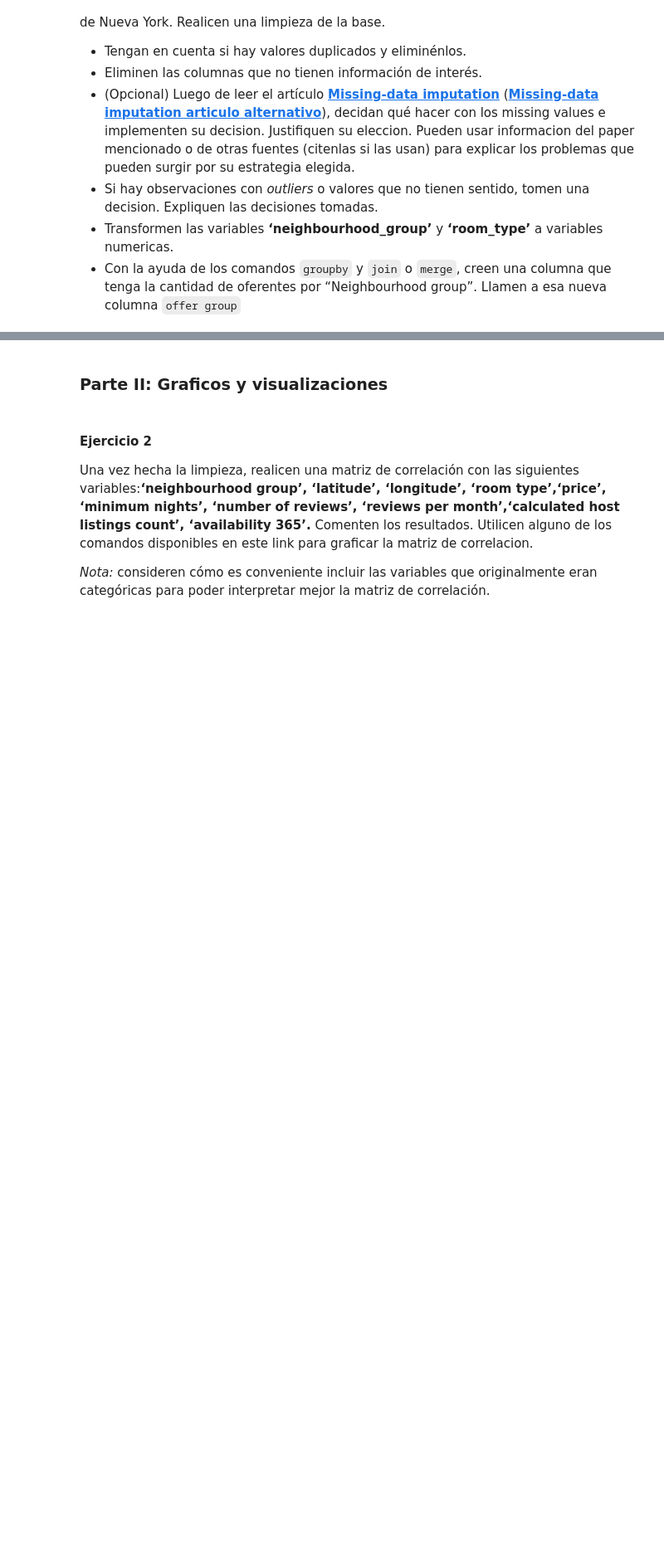
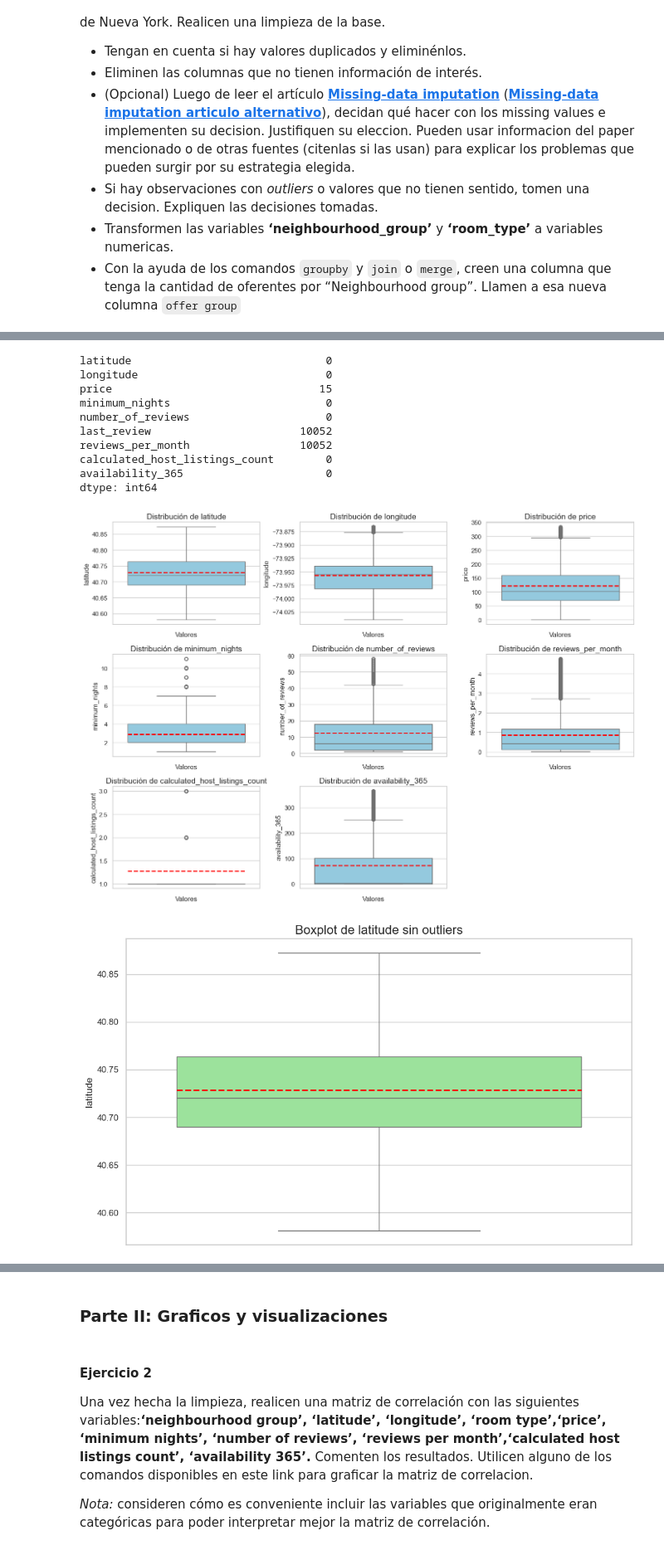
Before and after one commit to ArielaMirmel/CC408--T2-9-, a Jupyter notebook: TP2 copy/TP2.ipynb, the cells around one changed output, grey strips where cells are left out. Shown at 83% size. Cells and saved outputs as stored; diff of their text form; code cells hidden in the pictures; blank space fills up the shorter version.

```diff
--- a/TP2 copy/TP2.ipynb
+++ b/TP2 copy/TP2.ipynb
@@ -74,0 +151,76 @@ print(data_final.head())
+# %%
+import pandas as pd
+import seaborn as sns
+import matplotlib.pyplot as plt
+
+# Leer el archivo CSV
+file_path = 'Base Airbnb NY.csv'
+
+
+# Eliminar duplicados y columnas innecesarias
+data_sin_duplicados = data.drop_duplicates()
+columnas_a_eliminar = ['name', 'host_name', 'neighbourhood_group', 'neighbourhood', 'room_type', 'id', 'host_id']
+data_sin_columnas = data_sin_duplicados.drop(columns=columnas_a_eliminar)
+
+# Manejo de valores nulos
+print(data_sin_columnas.isnull().sum())
+
+# Variables cuantitativas
+columnas_cuantitativas = ['latitude', 'longitude', 'price',
+                          'minimum_nights', 'number_of_reviews', 'reviews_per_month',
+                          'calculated_host_listings_count', 'availability_365']
+
+df_cuantitativo = data_sin_columnas[columnas_cuantitativas].copy()
+
+# Mediana y outliers
+Q1 = df_cuantitativo.quantile(0.25)
+Q3 = df_cuantitativo.quantile(0.75)
+IQR = Q3 - Q1
+
+# Definir los límites para los outliers usando el IQR
+limite_inferior = Q1 - 1.5 * IQR
+limite_superior = Q3 + 1.5 * IQR
+
+# Eliminar los outliers
+data_sin_outliers = df_cuantitativo.copy()
+for col in columnas_cuantitativas:
+    data_sin_outliers = data_sin_outliers[(data_sin_outliers[col] >= limite_inferior[col]) &
+                                          (data_sin_outliers[col] <= limite_superior[col])]
+
+# Mejorar los boxplots con diferentes colores y agregando la media
+plt.figure(figsize=(14, 10))
+sns.set(style="whitegrid")
+
+for i, col in enumerate(columnas_cuantitativas, 1):
+    plt.subplot(3, 3, i)
+    sns.boxplot(data=data_sin_outliers, y=col, color="skyblue", showmeans=True,
+                meanline=True, meanprops={"color": "red", "linewidth": 2})
+    plt.title(f"Distribución de {col}", fontsize=14)
+    plt.ylabel(col)
+    plt.xlabel('Valores')
+
+plt.tight_layout()
+plt.show()
+
+# Boxplot personalizado para cada variable con rangos ajustados
+for col in columnas_cuantitativas:
+    plt.figure(figsize=(10, 6))
+    sns.boxplot(data=data_sin_outliers, y=col, color="lightgreen", showmeans=True,
+                meanline=True, meanprops={"color": "red", "linewidth": 2})
+    plt.title(f"Boxplot de {col} sin outliers", fontsize=16)
+    plt.ylabel(col)
+    plt.tight_layout()
+    plt.show()
+# %% [output]
+latitude                              0
+longitude                             0
+price                                15
+minimum_nights                        0
+number_of_reviews                     0
+last_review                       10052
+reviews_per_month                 10052
+calculated_host_listings_count        0
+availability_365                      0
+dtype: int64
+[figure, added]
+[figure, added]
```
Also changed, not shown: parts of 10 cells of this notebook.
